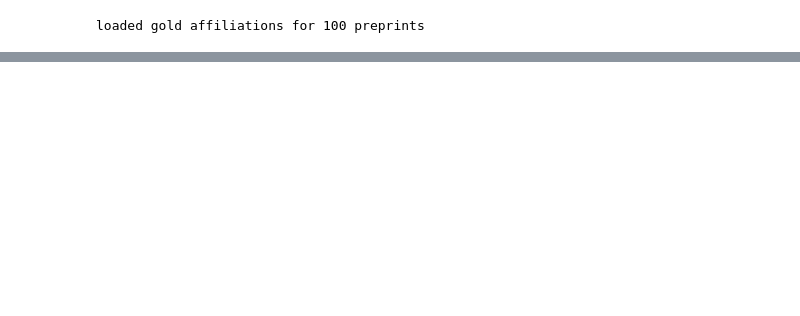
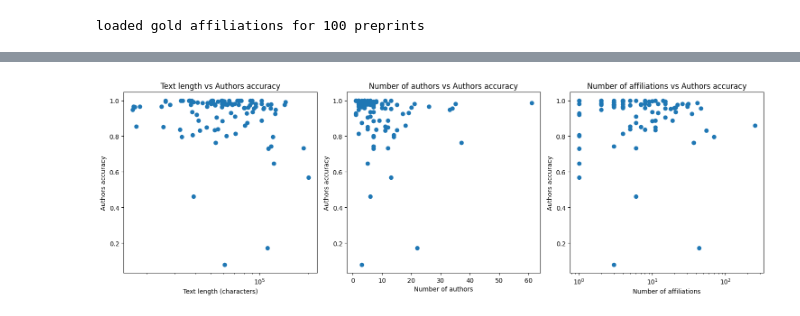
Before and after one commit to sul-dlss-labs/preprint_affiliation_parsing, a Jupyter notebook: notebooks/grobid_eval.ipynb, the cells around one changed output, grey strips where cells are left out. Cells and saved outputs as stored; diff of their text form; code cells hidden in the pictures; blank space fills up the shorter version.

```diff
--- a/notebooks/grobid_eval.ipynb
+++ b/notebooks/grobid_eval.ipynb
@@ -21,7 +23,7 @@ PROJECT_ROOT = pathlib.Path(root)
 
 # make scripts in scripts/ importable and import util functions
 sys.path.insert(1, str(PROJECT_ROOT / 'scripts'))
-from notebook_utils import get_gold_affiliations
+from notebook_utils import get_gold_affiliations, get_preprint_text
 
 # set up data table with columns for gold and predicted affiliations
 import pandas as pd
@@ -29,15 +31,13 @@ preprints = pd.read_csv(PROJECT_ROOT / 'assets' / 'preprints.csv')
 preprints['gold'] = ''
 preprints['pred'] = ''
 
-# add the gold affiliations to the data table
+# add the gold affiliations, file, and text to the data table
 for i, row in preprints.iterrows():
     preprint_id = row['OpenAlex ID']
     preprint_file = PROJECT_ROOT / "assets" / "preprints" / "pdf" / f"{preprint_id}.pdf"
     preprints.at[i, 'file'] = preprint_file
+    preprints.at[i, 'text'] = get_preprint_text(preprint_id)
     preprints.at[i, 'gold'] = get_gold_affiliations(preprint_id)
-
-# keep only the columns we need
-preprints = preprints[['OpenAlex ID', 'DRUID', 'file', 'pred', 'gold']]
 
 # limit to only rows where we have gold affiliations
 preprints = preprints[preprints['gold'] != '']
@@ -49,7 +49,7 @@ from notebook_utils import RESULTS_PATH, get_grobid_prediction, load_predictions
 from tqdm.notebook import tqdm
 
 # set this and run cell to force re-running predictions
-FORCE_RERUN = True
+FORCE_RERUN = False
 
 # if we don't have any saved predictions, run prediction for every preprint
 grobid_results_path = RESULTS_PATH / "grobid"
@@ -75 +169,30 @@ loaded predictions for 100 preprints
+# %%
+# add columns for length, number of authors and number of affiliations
+preprints['length'] = preprints['text'].apply(len)
+preprints['num_authors'] = preprints['pred'].apply(len)
+preprints['num_affiliations'] = preprints['pred'].apply(lambda x: sum(len(v) for v in x.values()))
+
+# plot the length, number of authors, and number of affiliations for each preprint
+plt.figure(figsize=(15, 5))
+plt.subplot(1, 3, 1)
+plt.scatter(preprints['length'], preprints['authors_accuracy_lev_combined'])
+plt.xlabel('Text length (characters)')
+plt.ylabel('Authors accuracy')
+plt.xscale('log')
+plt.title('Text length vs Authors accuracy')
+plt.subplot(1, 3, 2)
+plt.scatter(preprints['num_authors'], preprints['authors_accuracy_lev_combined'])
+plt.xlabel('Number of authors')
+plt.ylabel('Authors accuracy')
+plt.title('Number of authors vs Authors accuracy')
+plt.subplot(1, 3, 3)
+plt.scatter(preprints['num_affiliations'], preprints['authors_accuracy_lev_combined'])
+plt.xlabel('Number of affiliations')
+plt.ylabel('Authors accuracy')
+plt.xscale('log')
+plt.title('Number of affiliations vs Authors accuracy')
+plt.tight_layout()
+plt.show()
+# %% [output]
+[figure, added]
 # %%
```
Also changed, not shown: parts of 10 cells of this notebook, 4 other files.
